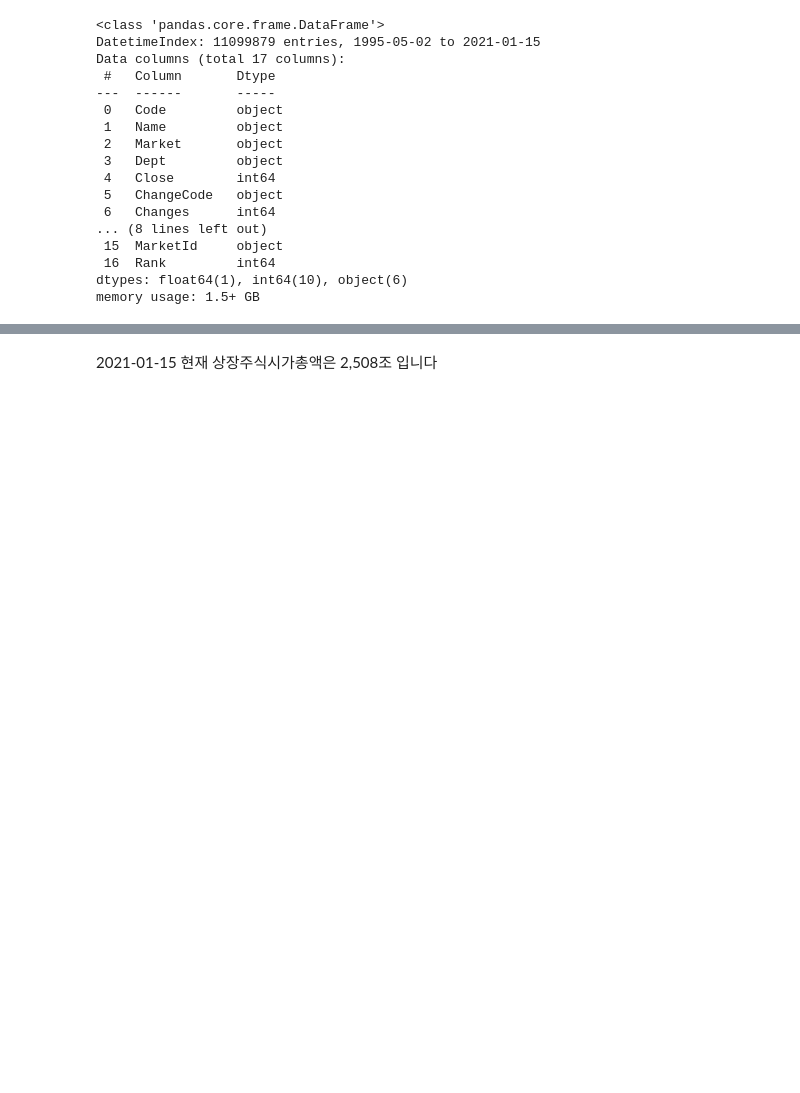
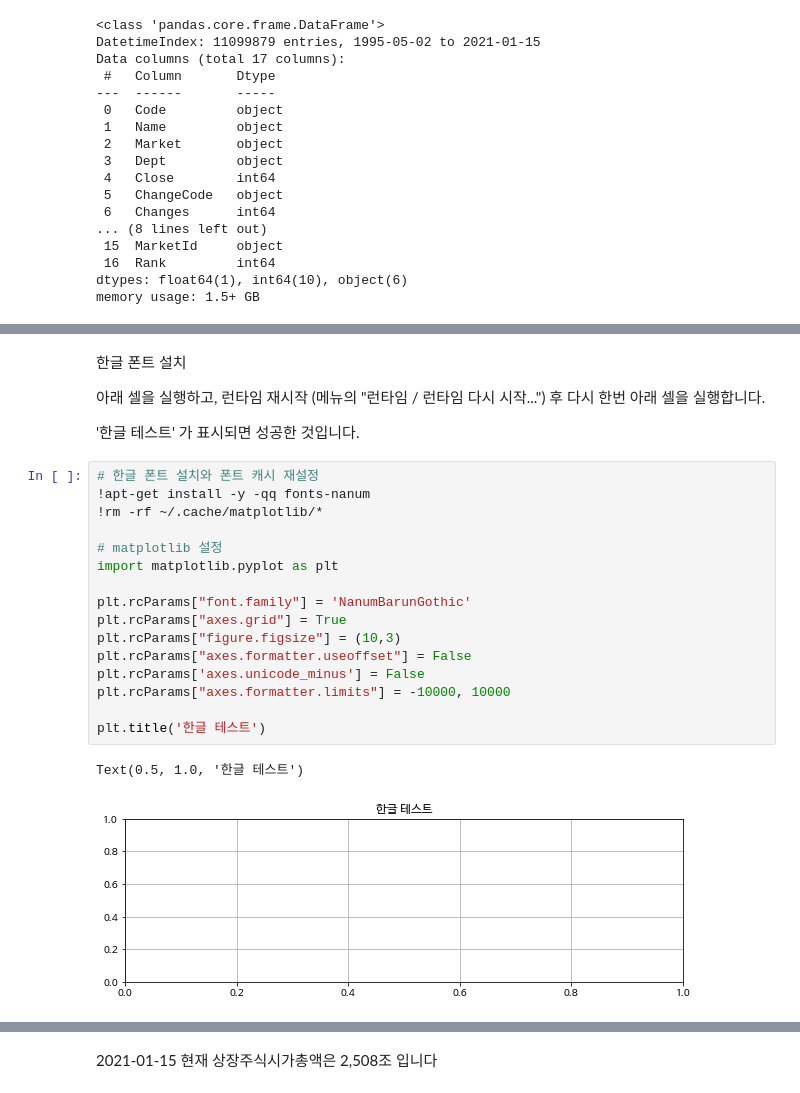
Before and after one commit to FinanceData/marcap, a Jupyter notebook: marcap-tutorial-01-reading-data.ipynb, the cells around one changed output, grey strips where cells are left out. Saved outputs shown, nothing was run; the diff lists cells and outputs as text; blank space fills up the shorter version.

```diff
--- a/marcap-tutorial-01-reading-data.ipynb
+++ b/marcap-tutorial-01-reading-data.ipynb
@@ -285,0 +335,26 @@ memory usage: 1.5+ GB
+# %% [markdown]
+한글 폰트 설치
+
+아래 셀을 실행하고, 런타임 재시작 (메뉴의 "런타임 / 런타임 다시 시작...") 후
+다시 한번 아래 셀을 실행합니다.
+
+'한글 테스트' 가 표시되면 성공한 것입니다.
+# %%
+# 한글 폰트 설치와 폰트 캐시 재설정
+!apt-get install -y -qq fonts-nanum
+!rm -rf ~/.cache/matplotlib/*
+
+# matplotlib 설정
+import matplotlib.pyplot as plt
+
+plt.rcParams["font.family"] = 'NanumBarunGothic'
+plt.rcParams["axes.grid"] = True
+plt.rcParams["figure.figsize"] = (10,3)
+plt.rcParams["axes.formatter.useoffset"] = False
+plt.rcParams['axes.unicode_minus'] = False
+plt.rcParams["axes.formatter.limits"] = -10000, 10000
+
+plt.title('한글 테스트')
+# %% [output]
+Text(0.5, 1.0, '한글 테스트')
+[figure, added]
```
Also changed, not shown: parts of 79 cells of this notebook, 1 other file.
